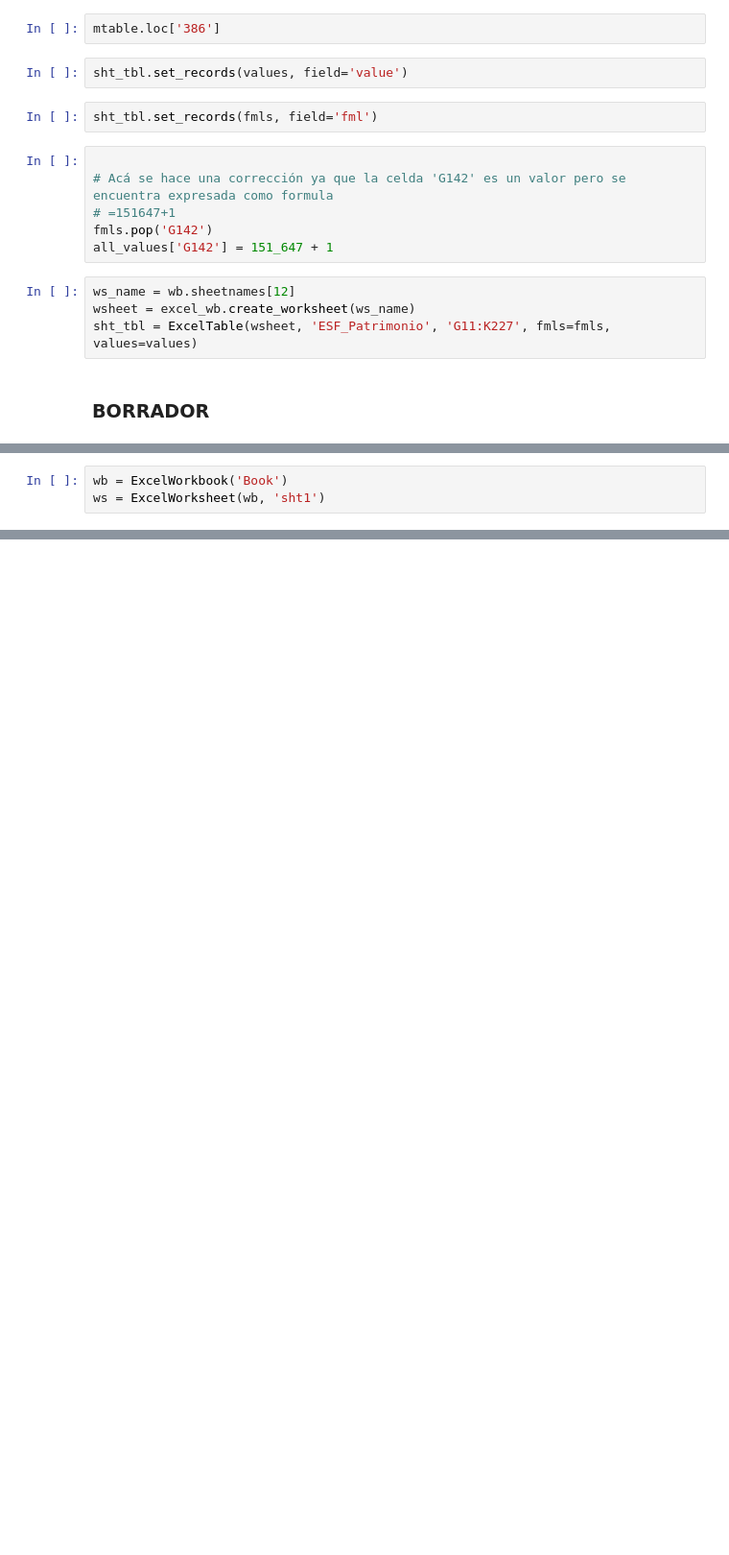
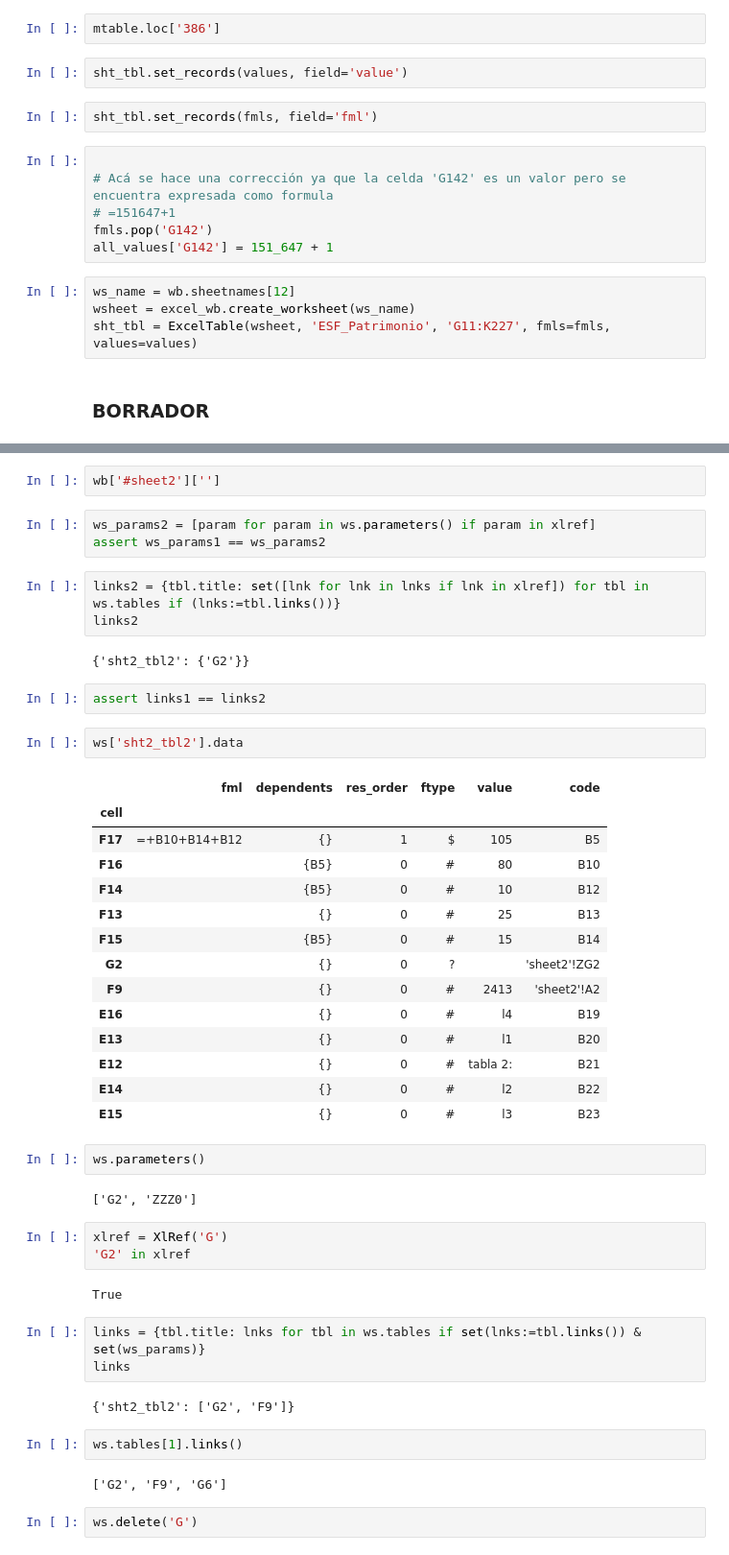
Before and after one commit to agmontesb/excel, a Jupyter notebook: markup_thread.ipynb, the cells around one changed output, grey strips where cells are left out. Shown at 96% size. Cells and saved outputs as stored; diff of their text form; blank space fills up the shorter version.

```diff
--- a/markup_thread.ipynb
+++ b/markup_thread.ipynb
@@ -155,4 +158 @@ from xlobjects import XlRef
 from excel_workbook import ExcelTable, ExcelWorksheet, ExcelWorkbook, pythonize_fml
-# %%
-wb = ExcelWorkbook('Book')
-ws = ExcelWorksheet(wb, 'sht1')
@@ -214,0 +269,49 @@ list(XlErrors)
+# %%
+wb['#sheet2']['']
+# %%
+ws_params2 = [param for param in ws.parameters() if param in xlref]
+assert ws_params1 == ws_params2
+# %%
+links2 = {tbl.title: set([lnk for lnk in lnks if lnk in xlref]) for tbl in ws.tables if (lnks:=tbl.links())}
+links2
+# %% [output]
+{'sht2_tbl2': {'G2'}}
+# %%
+assert links1 == links2
+# %%
+ws['sht2_tbl2'].data
+# %% [output]
+|  | fml | dependents | res_order | ftype | value | code |
+| cell |  |  |  |  |  |  |
+| F17 | =+B10+B14+B12 | {} | 1 | $ | 105 | B5 |
+| F16 |  | {B5} | 0 | # | 80 | B10 |
+| F14 |  | {B5} | 0 | # | 10 | B12 |
+| F13 |  | {} | 0 | # | 25 | B13 |
+| F15 |  | {B5} | 0 | # | 15 | B14 |
+| G2 |  | {} | 0 | ? |  | 'sheet2'!ZG2 |
+| F9 |  | {} | 0 | # | 2413 | 'sheet2'!A2 |
+| E16 |  | {} | 0 | # | l4 | B19 |
+| E13 |  | {} | 0 | # | l1 | B20 |
+| E12 |  | {} | 0 | # | tabla 2: | B21 |
+| E14 |  | {} | 0 | # | l2 | B22 |
+| E15 |  | {} | 0 | # | l3 | B23 |
+# %%
+ws.parameters()
+# %% [output]
+['G2', 'ZZZ0']
+# %%
+xlref = XlRef('G')
+'G2' in xlref
+# %% [output]
+True
+# %%
+links = {tbl.title: lnks for tbl in ws.tables if set(lnks:=tbl.links()) & set(ws_params)}
+links
+# %% [output]
+{'sht2_tbl2': ['G2', 'F9']}
+# %%
+ws.tables[1].links()
+# %% [output]
+['G2', 'F9', 'G6']
+# %%
+ws.delete('G')
```
Also changed, not shown: parts of 55 cells of this notebook, 8 other files.
